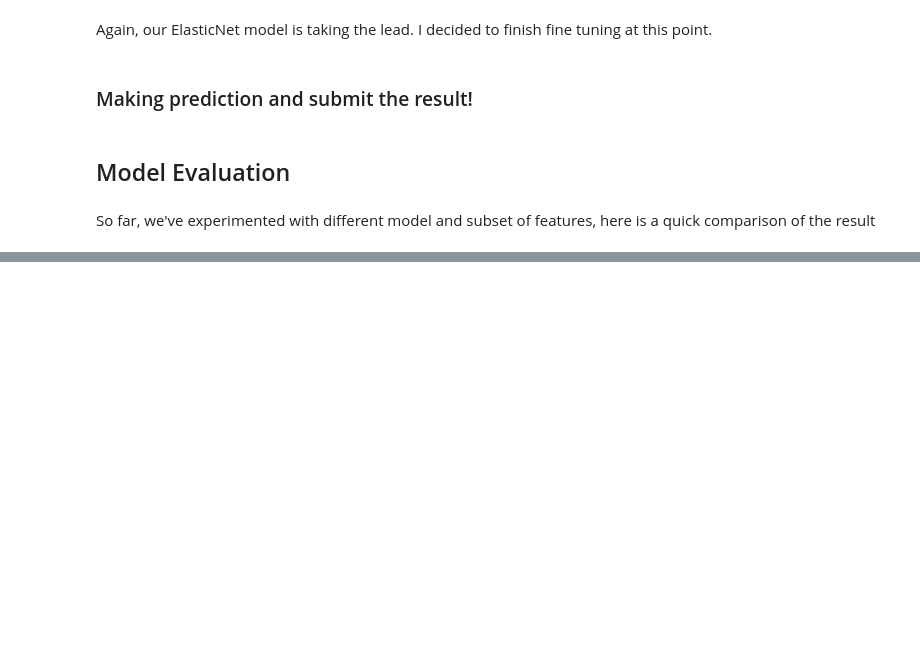
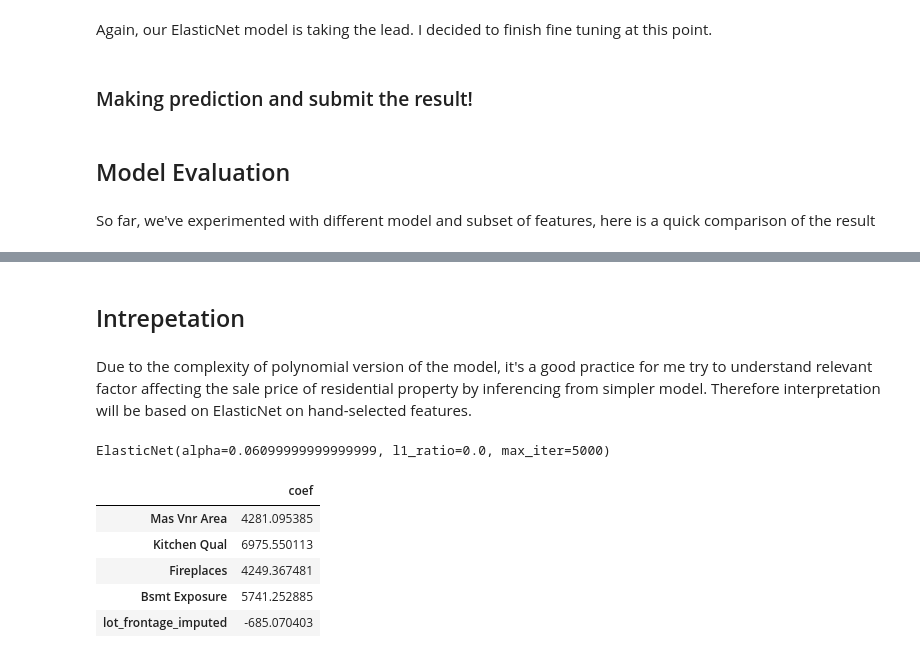
Before and after one commit to Joeycooky/DSI_Project_2, a Jupyter notebook: Code/model_polyorder2.ipynb, the cells around one changed output, grey strips where cells are left out. Cells and saved outputs as stored; diff of their text form; code cells hidden in the pictures; blank space fills up the shorter version.

```diff
--- a/Code/model_polyorder2.ipynb
+++ b/Code/model_polyorder2.ipynb
@@ -156,7 +155,7 @@ def prep_poly(df, train_df):
                                    index=train_df.index)
 
     #Applying Polynomial Features
-    poly = PolynomialFeatures(degree=2, include_bias=False)
+    poly = PolynomialFeatures(degree=2, include_bias=False,interaction_only=True)
     df_withpoly = pd.DataFrame(
         poly.fit_transform(df[num_col]),
         columns=poly.get_feature_names(input_features=df[num_col].columns),
@@ -177,8 +176,10 @@ def prep_poly(df, train_df):
     ss.fit(X_train)
 
     X_new_scaled = ss.transform(X_new)
+    X_new_scaled = pd.DataFrame(X_new_scaled,columns = X_new.columns)
 
-    return X_new
+
+    return X_new_scaled
 
 
 #     return X_new_scaled
@@ -224,8 +225,9 @@ def prep(df, train_df):
     ss.fit(X_train)
 
     X_new_scaled = ss.transform(X_new)
+    X_new_scaled = pd.DataFrame(X_new_scaled,columns = X_new.columns)
 
-    return X_new
+    return X_new_scaled
 
 
 #     return X_new_scaled
@@ -638,0 +664,4 @@ So far, we've experimented with different model and subset of features, here is
+# %% [markdown]
+## Intrepetation
+# %% [markdown]
+Due to the complexity of polynomial version of the model, it's a good practice for me try to understand relevant factor affecting the sale price of residential property by inferencing from simpler model. Therefore interpretation will be based on ElasticNet on hand-selected features.
@@ -638,0 +681,31 @@ So far, we've experimented with different model and subset of features, here is
+# %%
+#load pre-trained model
+
+# ridge = load('ridge_regressor.joblib')
+# lasso = load('lasso_regressor.joblib')
+enet = load('enet_regressor.joblib')
+
+
+
+#Elasticnet LR
+# l1_ratio = np.linspace(0, 1, 11)
+# l_alphas = np.arange(0.001, 1, 0.01)
+# enet_cv = ElasticNetCV(alphas=l_alphas, l1_ratio=l1_ratio, max_iter=5000,cv=5)
+# enet_cv.fit(X_train,y_train)
+
+# enet = ElasticNet(alpha=enet_cv.alpha_, l1_ratio=enet_cv.l1_ratio_, max_iter=100000, warm_start=True)
+#fit
+enet.fit(X_train,y_train)
+# %% [output]
+ElasticNet(alpha=0.06099999999999999, l1_ratio=0.0, max_iter=5000)
+# %%
+summary = pd.DataFrame(index=X_train.columns)
+# summary['feature'] = X_train.columns
+summary['coef'] = enet.coef_
+# %% [output]
+|  | coef |
+| Mas Vnr Area | 4281.095385 |
+| Kitchen Qual | 6975.550113 |
+| Fireplaces | 4249.367481 |
+| Bsmt Exposure | 5741.252885 |
+| lot_frontage_imputed | -685.070403 |
```
Also changed, not shown: parts of 26 cells of this notebook, 12 other files.
